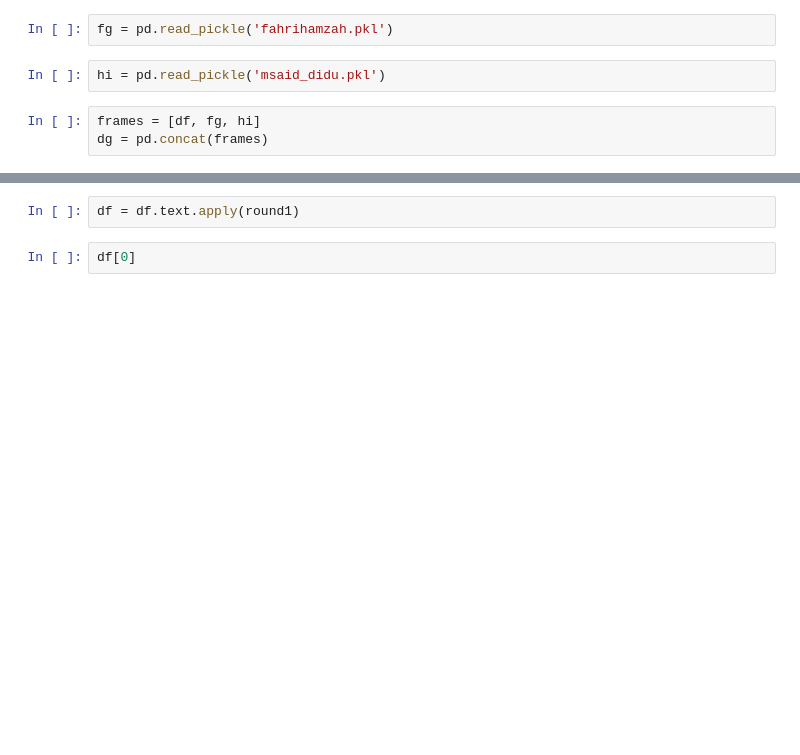
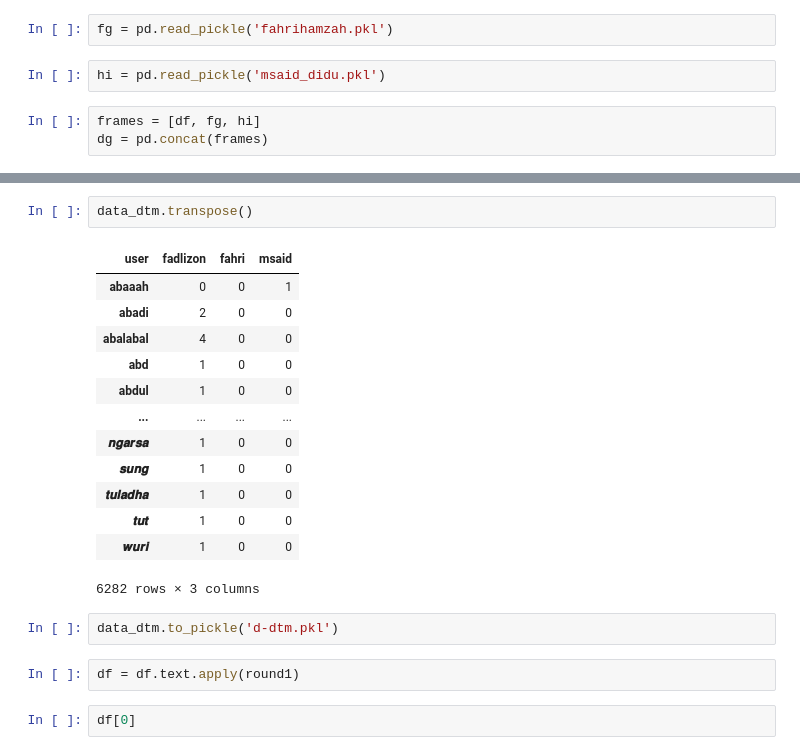
Before and after one commit to irzaip/NLP_PIPE, a Jupyter notebook: Explorasi.ipynb, the cells around one changed output, grey strips where cells are left out. Saved outputs shown, nothing was run; the diff lists cells and outputs as text; blank space fills up the shorter version.

```diff
--- a/Explorasi.ipynb
+++ b/Explorasi.ipynb
@@ -38,3 +52,21 @@ dgg['user'] = ['fadlizon', 'fahri', 'msaid']
+# %%
+data_dtm.transpose()
+# %% [output]
+| user | fadlizon | fahri | msaid |
+| abaaah | 0 | 0 | 1 |
+| abadi | 2 | 0 | 0 |
+| abalabal | 4 | 0 | 0 |
+| abd | 1 | 0 | 0 |
+| abdul | 1 | 0 | 0 |
+| ... | ... | ... | ... |
+| 𝒏𝒈𝒂𝒓𝒔𝒂 | 1 | 0 | 0 |
+| 𝒔𝒖𝒏𝒈 | 1 | 0 | 0 |
+| 𝒕𝒖𝒍𝒂𝒅𝒉𝒂 | 1 | 0 | 0 |
+| 𝒕𝒖𝒕 | 1 | 0 | 0 |
+| 𝒘𝒖𝒓𝒊 | 1 | 0 | 0 |
+6282 rows × 3 columns
+# %%
+data_dtm.to_pickle('d-dtm.pkl')
 # %%
 df = df.text.apply(round1)
 # %%
```
Also changed, not shown: parts of 6 cells of this notebook, 8 other files.
